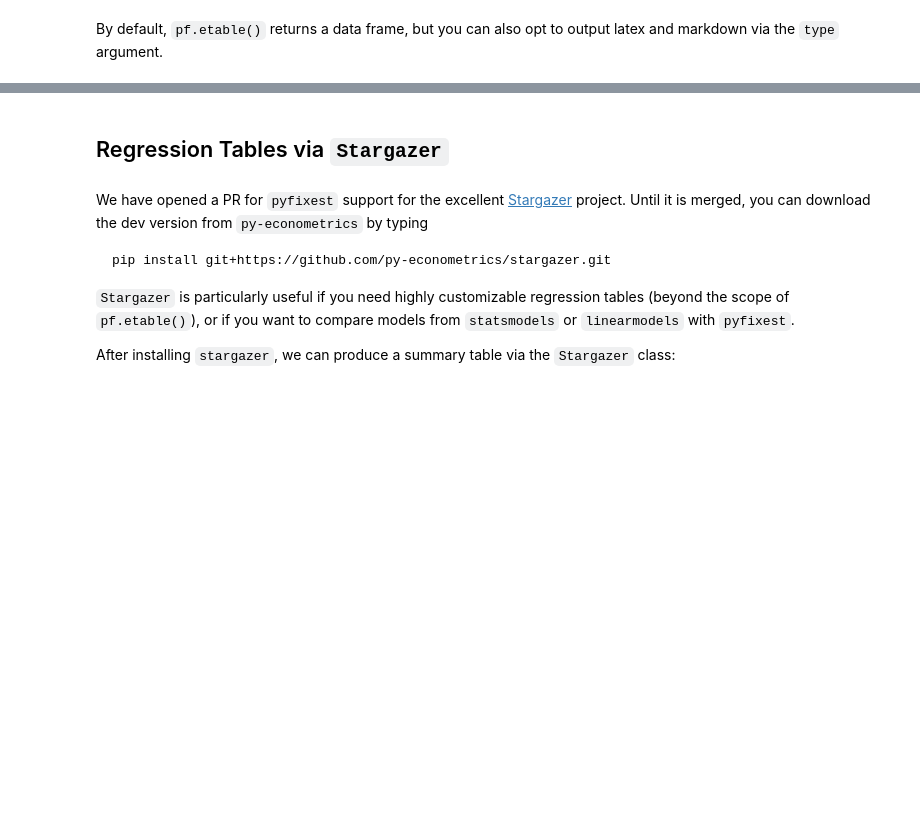
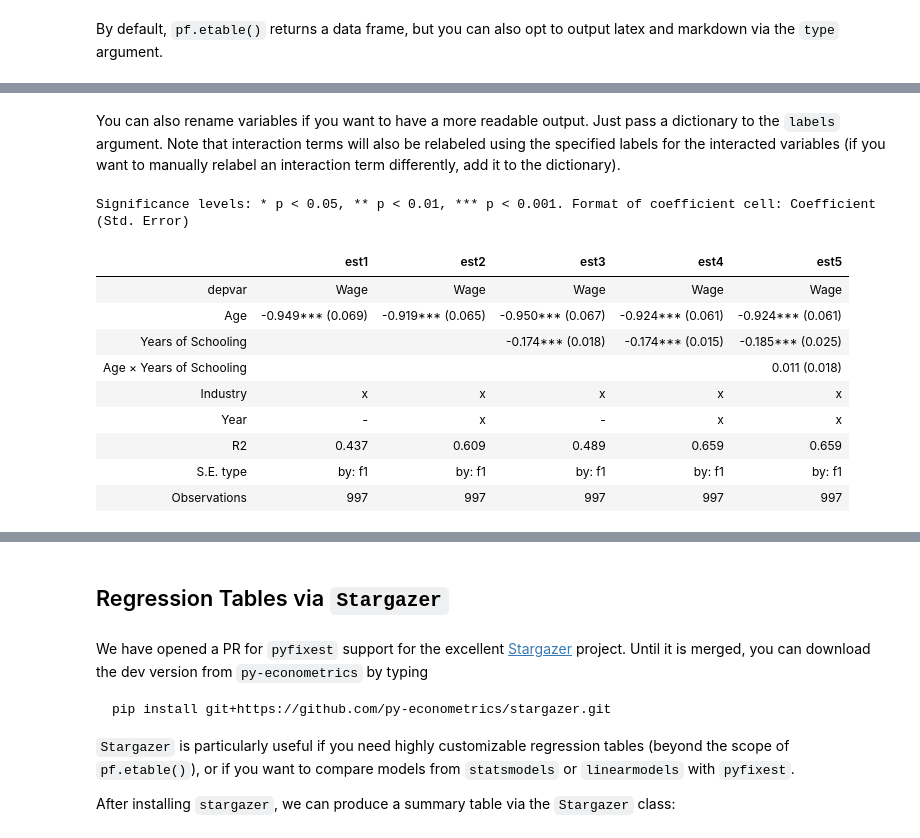
Before and after one commit to py-econometrics/pyfixest, a Jupyter notebook: docs/stargazer.ipynb, the cells around one changed output, grey strips where cells are left out. Cells and saved outputs as stored; diff of their text form; code cells hidden in the pictures; blank space fills up the shorter version.

Commit message:
Added explanation of relabeling feature

```diff
--- a/docs/stargazer.ipynb
+++ b/docs/stargazer.ipynb
@@ -142,3 +142,27 @@ Observations                    997                    997                    99
 Significance levels: * p < 0.1, ** p < 0.05, *** p < 0.01
 Format of coefficient cell:
 Coefficient (Std. Error)
+# %% [markdown]
+You can also rename variables if you want to have a more readable output. Just pass a dictionary to the `labels` argument. Note that interaction terms will also be relabeled using the specified labels for the interacted variables (if you want to manually relabel an interaction term differently, add it to the dictionary).
+# %%
+labels={
+    "X1": "Age",
+    "X2": "Years of Schooling",
+    "Y": "Wage",
+    "f1": "Industry",
+    "f2": "Year"
+}
+
+pf.etable([fit1, fit2, fit3, fit4, fit5], labels=labels)
+# %% [output]
+Significance levels: * p < 0.05, ** p < 0.01, *** p < 0.001. Format of coefficient cell: Coefficient (Std. Error)
+|  | est1 | est2 | est3 | est4 | est5 |
+| depvar | Wage | Wage | Wage | Wage | Wage |
+| Age | -0.949*** (0.069) | -0.919*** (0.065) | -0.950*** (0.067) | -0.924*** (0.061) | -0.924*** (0.061) |
+| Years of Schooling |  |  | -0.174*** (0.018) | -0.174*** (0.015) | -0.185*** (0.025) |
+| Age × Years of Schooling |  |  |  |  | 0.011 (0.018) |
+| Industry | x | x | x | x | x |
+| Year | - | x | - | x | x |
+| R2 | 0.437 | 0.609 | 0.489 | 0.659 | 0.659 |
+| S.E. type | by: f1 | by: f1 | by: f1 | by: f1 | by: f1 |
+| Observations | 997 | 997 | 997 | 997 | 997 |
```
Also changed, not shown: parts of 11 cells of this notebook.
